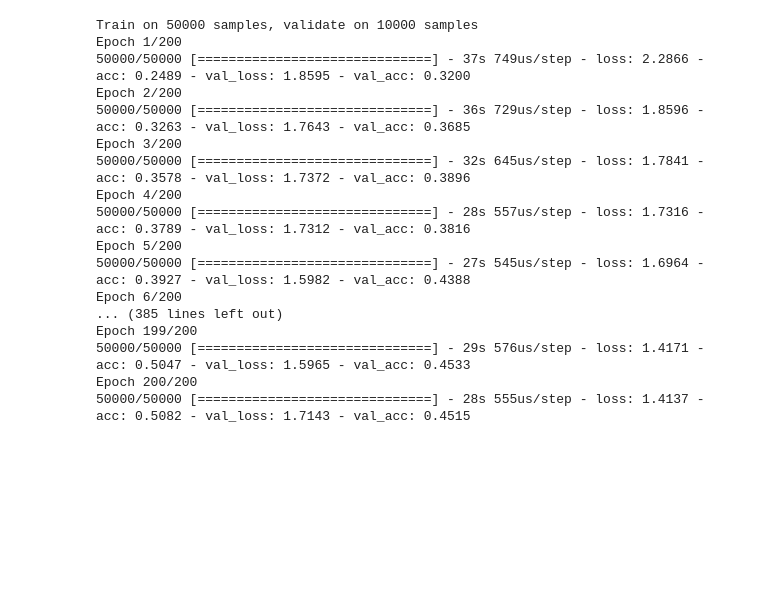
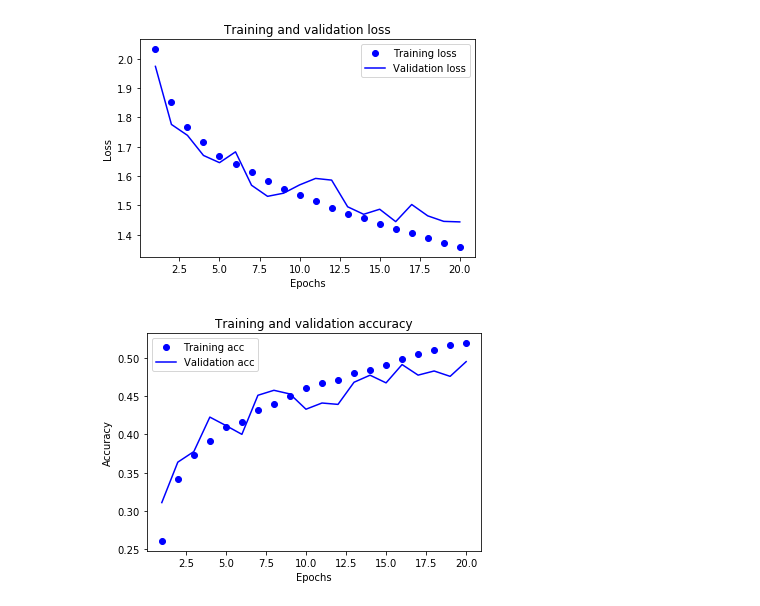
Before and after one commit to Harshad-Pardeshi/CognitiveComputing, a Jupyter notebook: MLP.ipynb, the cells around one changed output. Drawn from its saved outputs; the diff is of its cells as text; code cells hidden in the pictures; blank space fills up the shorter version.

```diff
--- a/MLP.ipynb
+++ b/MLP.ipynb
@@ -45,0 +67,2 @@ y_test = keras.utils.to_categorical(y_test, num_classes)
+# %%
+test_label = np.asarray(test_label)
@@ -46,2 +77,7 @@ y_test = keras.utils.to_categorical(y_test, num_classes)
+# %%
+test_data = test_data.astype('float32')
+test_data /= 255
+# %%
+test_label = keras.utils.to_categorical(test_label, num_classes)
 # %%
 model = Sequential()
@@ -77,24 +131,37 @@ model.compile(loss='categorical_crossentropy',
-# %%
-history = model.fit(x_train, y_train,
-                    batch_size=batch_size,
-                    epochs=epochs,
-                    verbose=1,
-                    validation_data=(x_test, y_test))
-# %% [output]
-Train on 50000 samples, validate on 10000 samples
-Epoch 1/200
-50000/50000 [==============================] - 37s 749us/step - loss: 2.2866 - acc: 0.2489 - val_loss: 1.8595 - val_acc: 0.3200
-Epoch 2/200
-50000/50000 [==============================] - 36s 729us/step - loss: 1.8596 - acc: 0.3263 - val_loss: 1.7643 - val_acc: 0.3685
-Epoch 3/200
-50000/50000 [==============================] - 32s 645us/step - loss: 1.7841 - acc: 0.3578 - val_loss: 1.7372 - val_acc: 0.3896
-Epoch 4/200
-50000/50000 [==============================] - 28s 557us/step - loss: 1.7316 - acc: 0.3789 - val_loss: 1.7312 - val_acc: 0.3816
-Epoch 5/200
-50000/50000 [==============================] - 27s 545us/step - loss: 1.6964 - acc: 0.3927 - val_loss: 1.5982 - val_acc: 0.4388
-Epoch 6/200
-... (385 lines left out)
-Epoch 199/200
-50000/50000 [==============================] - 29s 576us/step - loss: 1.4171 - acc: 0.5047 - val_loss: 1.5965 - val_acc: 0.4533
-Epoch 200/200
-50000/50000 [==============================] - 28s 555us/step - loss: 1.4137 - acc: 0.5082 - val_loss: 1.7143 - val_acc: 0.4515
+# %%
+import matplotlib.pyplot as plt
+
+acc = history.history['acc']
+val_acc = history.history['val_acc']
+loss = history.history['loss']
+val_loss = history.history['val_loss']
+
+epochs = range(1, len(acc) + 1)
+
+# "bo" is for "blue dot"
+plt.plot(epochs, loss, 'bo', label='Training loss')
+# b is for "solid blue line"
+plt.plot(epochs, val_loss, 'b', label='Validation loss')
+plt.title('Training and validation loss')
+plt.xlabel('Epochs')
+plt.ylabel('Loss')
+plt.legend()
+
+plt.show()
+# %% [output]
+[figure, added]
+# %%
+plt.clf()   # clear figure
+acc_values = history.history['acc']
+val_acc_values = history.history['val_acc']
+
+plt.plot(epochs, acc, 'bo', label='Training acc')
+plt.plot(epochs, val_acc, 'b', label='Validation acc')
+plt.title('Training and validation accuracy')
+plt.xlabel('Epochs')
+plt.ylabel('Accuracy')
+plt.legend()
+
+plt.show()
+# %% [output]
+[figure, added]
```
Also changed, not shown: parts of 24 cells of this notebook, 6 other files.
